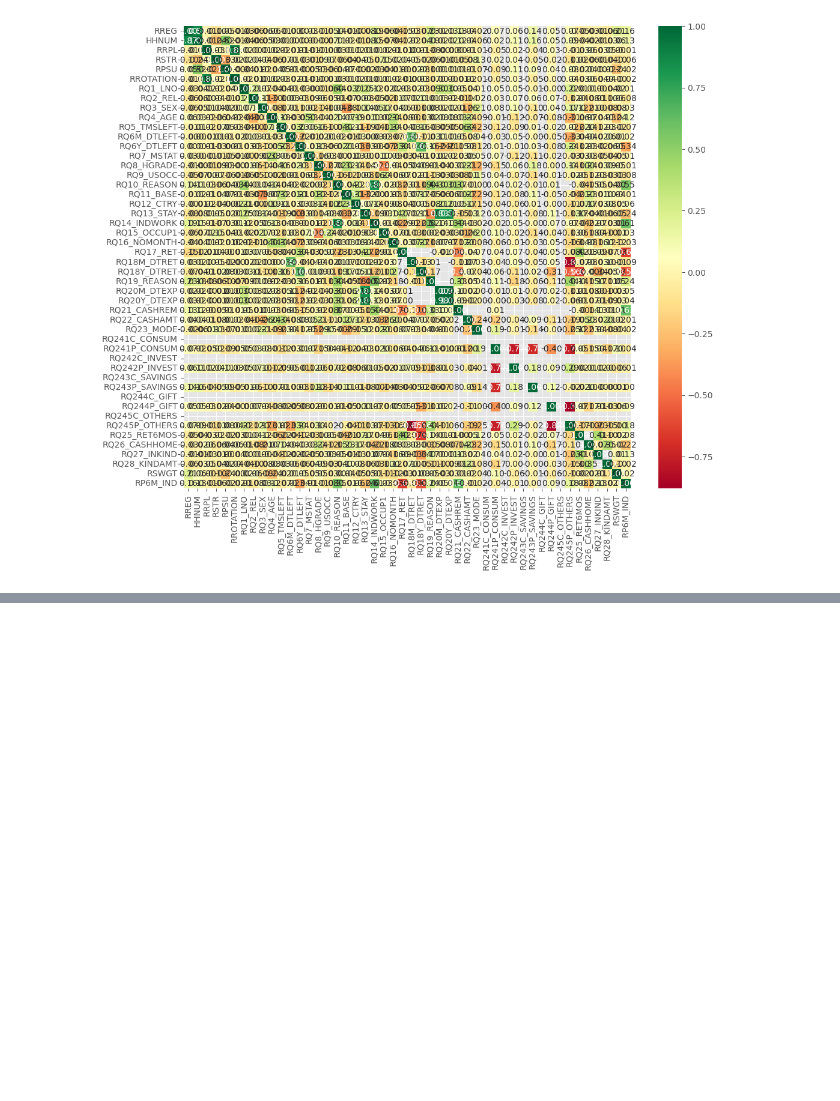
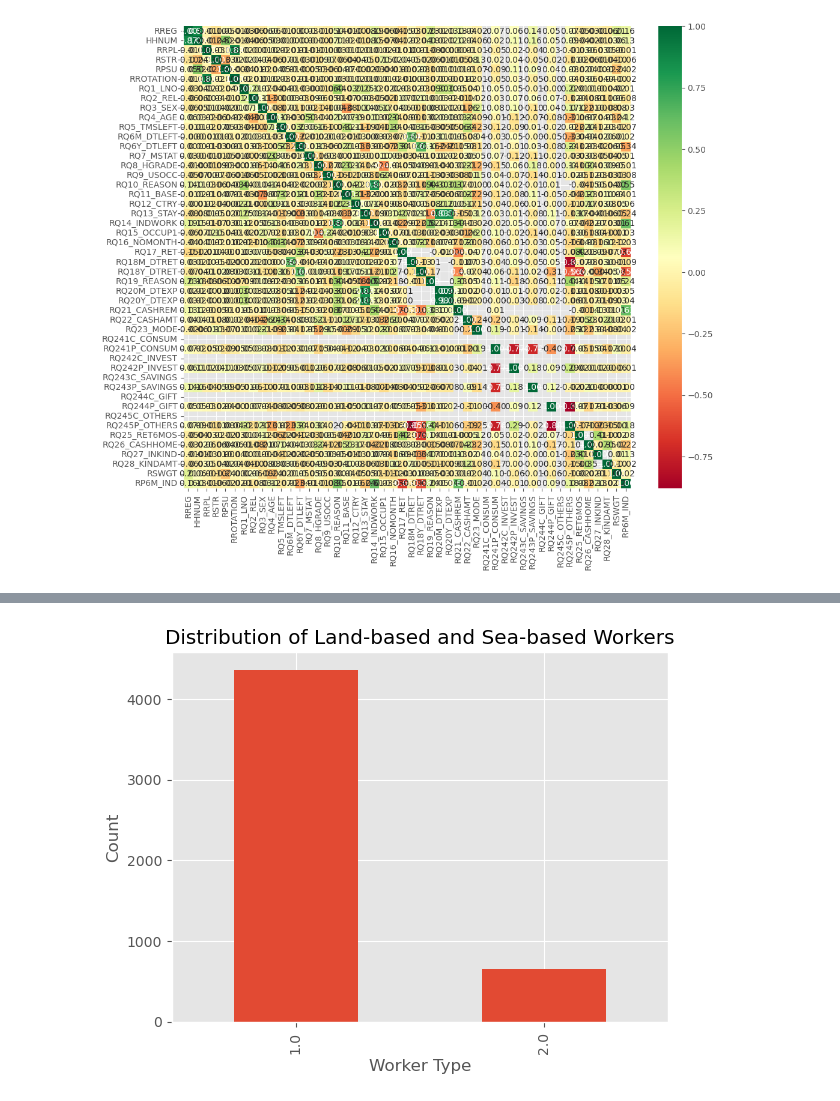
Before and after one commit to almiravelas/CSMODEL, a Jupyter notebook: Phase1_EDA.ipynb, the cells around one changed output, grey strips where cells are left out. Drawn from its saved outputs; the diff is of its cells as text; code cells hidden in the pictures; blank space fills up the shorter version.

```diff
--- a/Phase1_EDA.ipynb
+++ b/Phase1_EDA.ipynb
@@ -201,0 +284,8 @@ Positively Correlated Pairs:
+# %%
+data['RQ11_BASE'].value_counts().plot(kind='bar')
+plt.title('Distribution of Land-based and Sea-based Workers')
+plt.xlabel('Worker Type')
+plt.ylabel('Count')
+plt.show()
+# %% [output]
+[figure, added]
```
Also changed, not shown: parts of 8 cells of this notebook, 1 other file.
